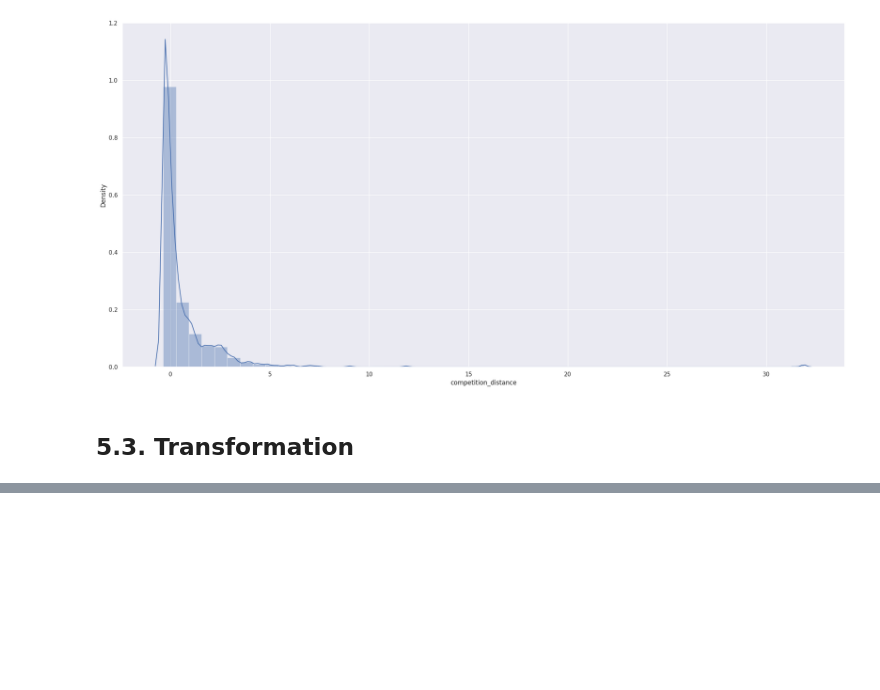
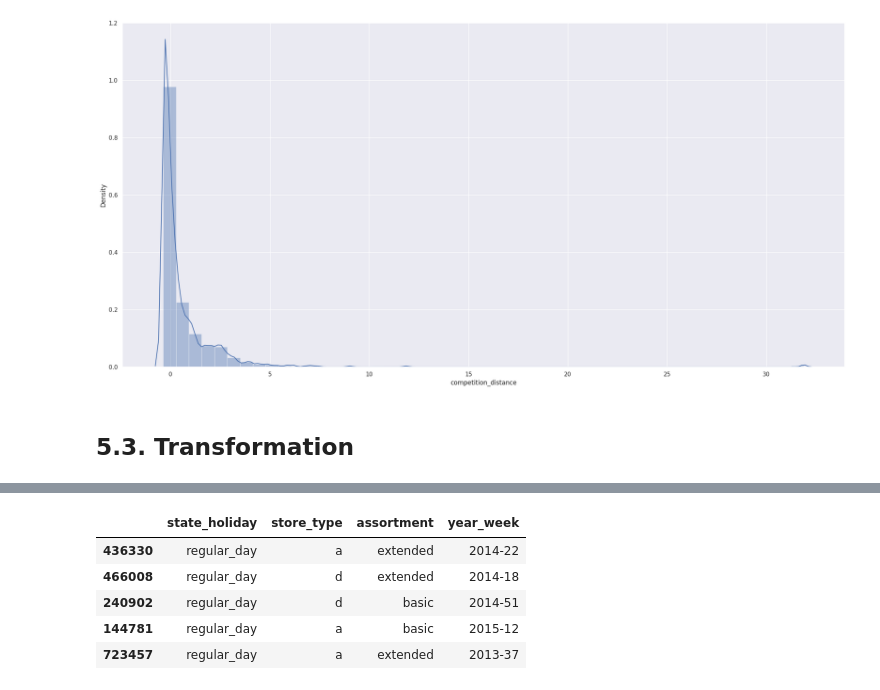
Before and after one commit to celestino-ferraz/DataScience-Em-Producao, a Jupyter notebook: m04_v01_store_sales_prediction.ipynb, the cells around one changed output, grey strips where cells are left out. Cells and saved outputs as stored; diff of their text form; code cells hidden in the pictures; blank space fills up the shorter version.

```diff
--- a/m04_v01_store_sales_prediction.ipynb
+++ b/m04_v01_store_sales_prediction.ipynb
@@ -558,0 +581,11 @@ https://gist.github.com/mwaskom/de44147ed2974457ad6372750bbe5751
+# %%
+b = df5.select_dtypes(include=['object'])
+# %%
+b.sample(5)
+# %% [output]
+|  | state_holiday | store_type | assortment | year_week |
+| 436330 | regular_day | a | extended | 2014-22 |
+| 466008 | regular_day | d | extended | 2014-18 |
+| 240902 | regular_day | d | basic | 2014-51 |
+| 144781 | regular_day | a | basic | 2015-12 |
+| 723457 | regular_day | a | extended | 2013-37 |
```
Also changed, not shown: parts of 7 cells of this notebook.
